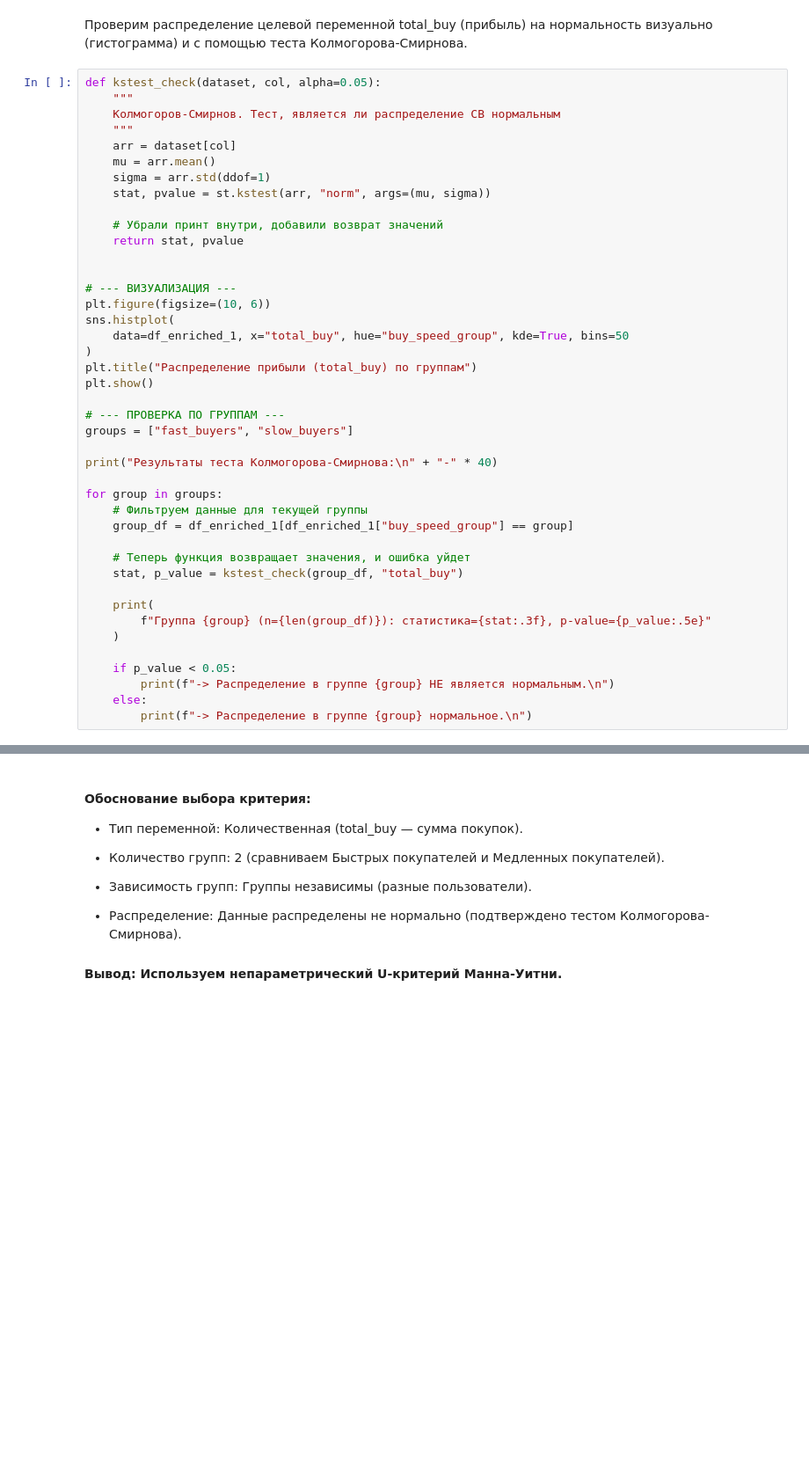
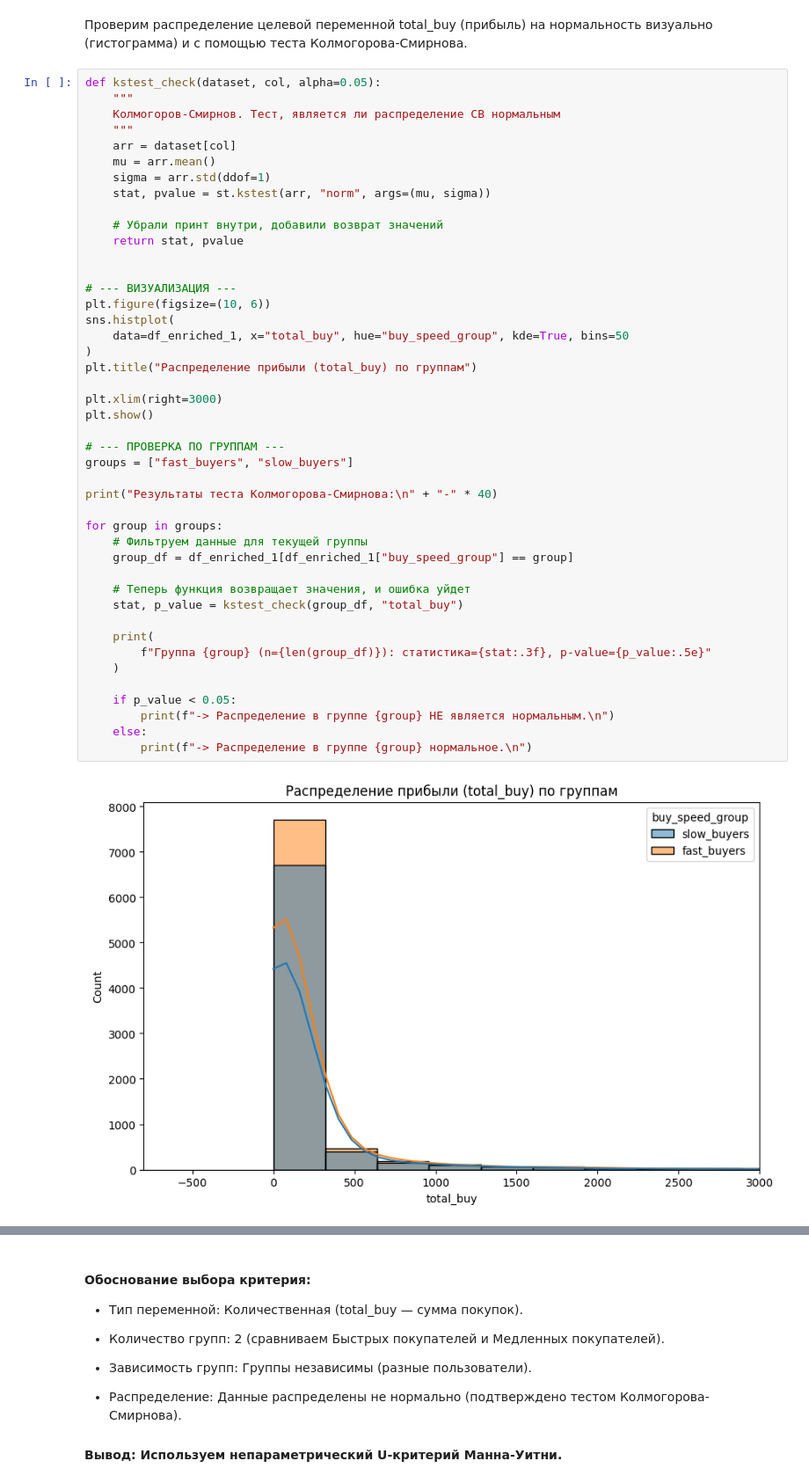
Before and after one commit to Lilya-te/DS-workshop2025, a Jupyter notebook: Checkpoint2_team1_fin.ipynb, the cells around one changed output, grey strips where cells are left out. Shown at 88% size. Saved outputs shown, nothing was run; the diff lists cells and outputs as text; blank space fills up the shorter version.

```diff
--- a/Checkpoint2_team1_fin.ipynb
+++ b/Checkpoint2_team1_fin.ipynb
@@ -359,30 +464,34 @@ def kstest_check(dataset, col, alpha=0.05):
 
 
 # --- ВИЗУАЛИЗАЦИЯ ---
 plt.figure(figsize=(10, 6))
 sns.histplot(
     data=df_enriched_1, x="total_buy", hue="buy_speed_group", kde=True, bins=50
 )
 plt.title("Распределение прибыли (total_buy) по группам")
+
+plt.xlim(right=3000)
 plt.show()
 
 # --- ПРОВЕРКА ПО ГРУППАМ ---
 groups = ["fast_buyers", "slow_buyers"]
 
 print("Результаты теста Колмогорова-Смирнова:\n" + "-" * 40)
 
 for group in groups:
     # Фильтруем данные для текущей группы
     group_df = df_enriched_1[df_enriched_1["buy_speed_group"] == group]
 
     # Теперь функция возвращает значения, и ошибка уйдет
     stat, p_value = kstest_check(group_df, "total_buy")
 
     print(
         f"Группа {group} (n={len(group_df)}): статистика={stat:.3f}, p-value={p_value:.5e}"
     )
 
     if p_value < 0.05:
         print(f"-> Распределение в группе {group} НЕ является нормальным.\n")
     else:
         print(f"-> Распределение в группе {group} нормальное.\n")
+# %% [output]
+[figure, added]
```
Also changed, not shown: parts of 32 cells of this notebook.
